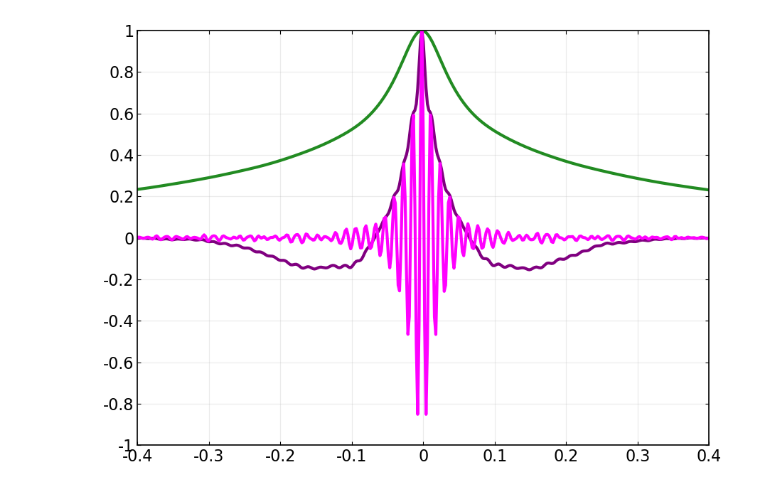
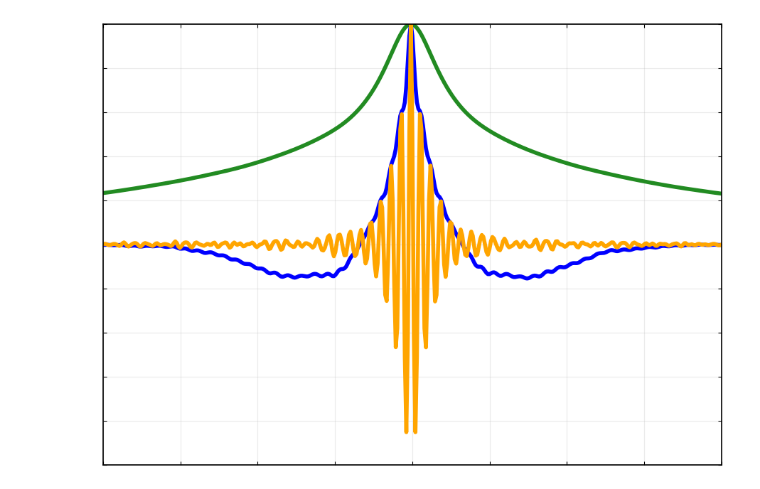
Before and after one commit to Kleen-Lab/ripple_IED_paper, a Jupyter notebook: Figure_1/Figure1_F.ipynb, the cells around one changed output. Drawn from its saved outputs; the diff is of its cells as text; code cells hidden in the pictures.

Commit message:
figure 1 C and D

```diff
--- a/Figure_1/Figure1_F.ipynb
+++ b/Figure_1/Figure1_F.ipynb
@@ -18,47 +18,50 @@ fig, ax = plt.subplots(figsize=(9, 6.5))
 ax.plot(x,
     avg_spec,
     color="forestgreen",
-    linewidth=3)
+    linewidth=4)
 
 # raw correlation - purple
 ax.plot(x,
     avg_raw,
-    color="purple",
-    linewidth=3)
+    color="blue",
+    linewidth=4)
 
 # filtered correlation - magenta
 ax.plot(x,
     avg_filtered,
-    color="magenta",
-    linewidth=3)
+    color="orange",
+    linewidth=4)
 
 ax.set_xlim(-0.4, 0.4)
 ax.set_ylim(-1, 1)
+
 
 ax.set_xticks(np.arange(-0.4, 0.41, 0.1))
 ax.set_yticks(np.arange(-1, 1.01, 0.2))
 
 def clean_tick(x, pos):
     if abs(x) < 1e-10:
         return "0"
     return f"{x:g}"
 
 ax.xaxis.set_major_formatter(FuncFormatter(clean_tick))
 ax.yaxis.set_major_formatter(FuncFormatter(clean_tick))
 
 ax.grid(True, alpha=0.25)
 ax.tick_params(
     direction="in",
     top=True,
     right=True,
     labelsize=16
 )
+ax.set_xticklabels([])
+ax.set_yticklabels([])
 
 for spine in ax.spines.values():
     spine.set_linewidth(1.2)
 
 
 plt.tight_layout()
 plt.show()
 # %% [output]
-[figure, old version]
+[figure, new version]
```
